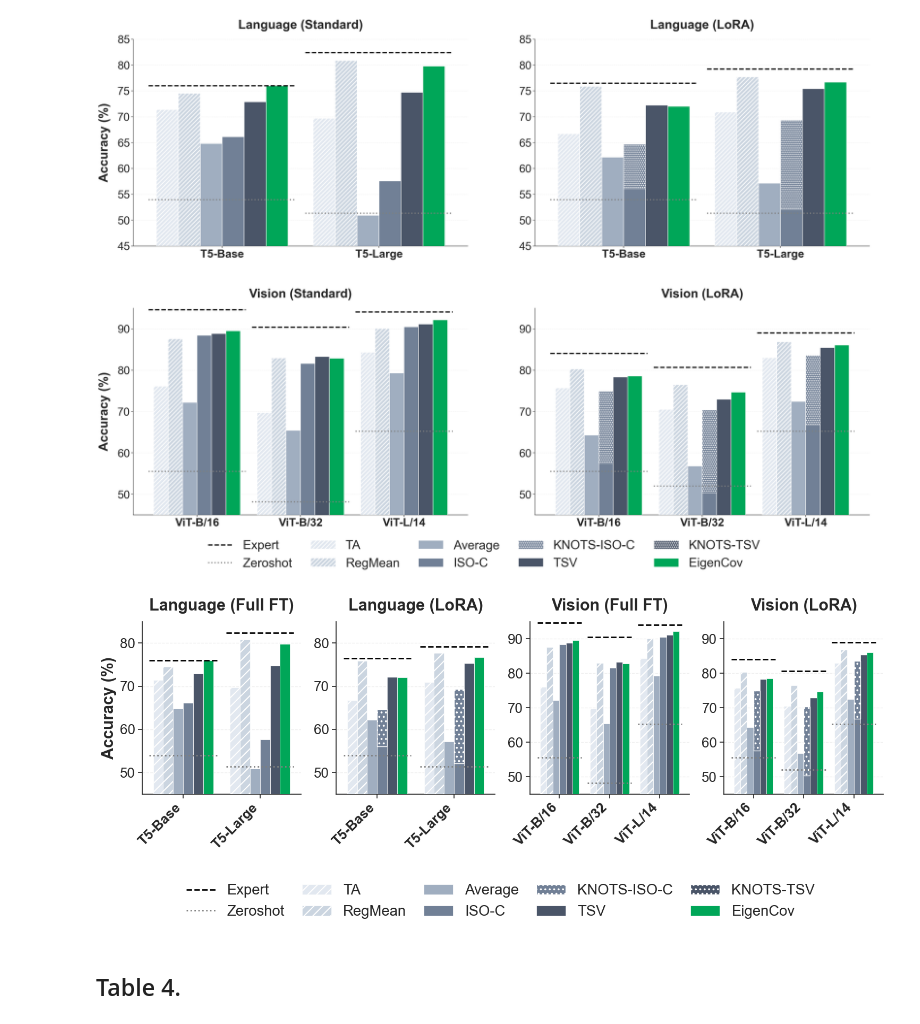
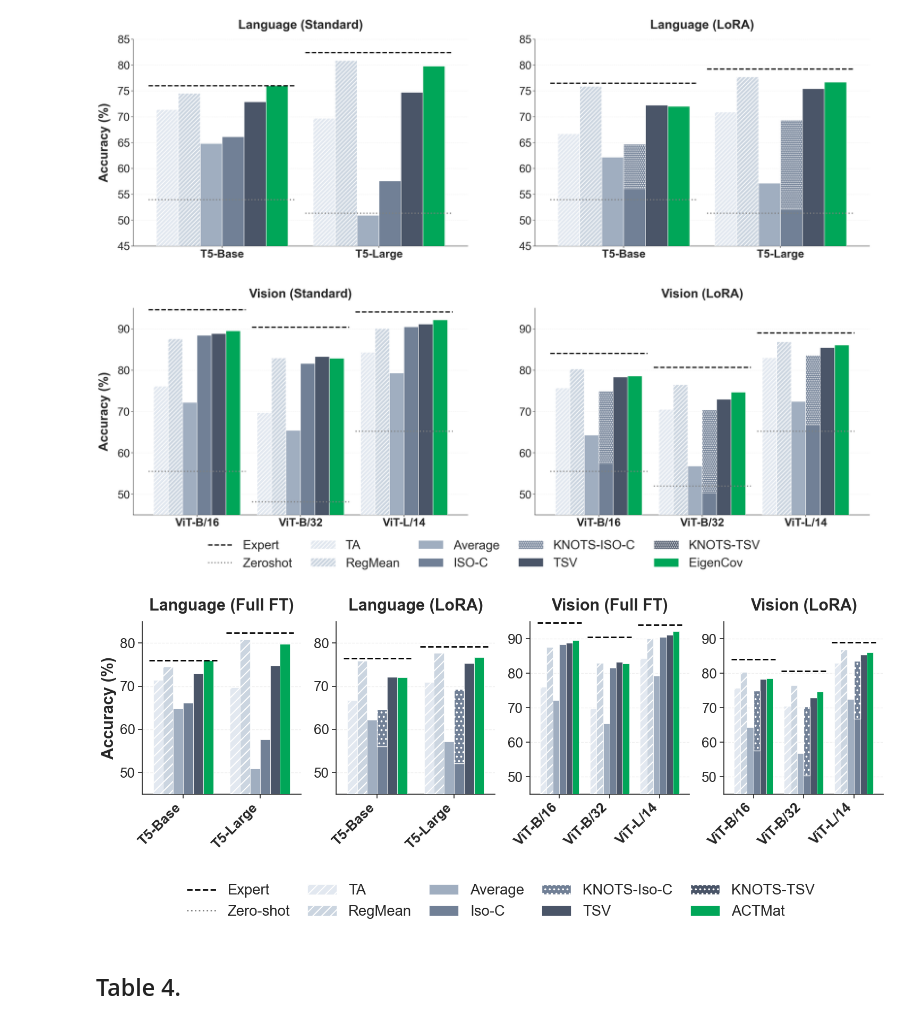
Before and after one commit to marawangamal/eigcov, a Jupyter notebook: notebooks/analysis.ipynb, the cells around one changed output. Saved outputs shown, nothing was run; the diff lists cells and outputs as text; code cells hidden in the pictures.

Commit message:
Update figure

```diff
--- a/notebooks/analysis.ipynb
+++ b/notebooks/analysis.ipynb
@@ -2415,22 +2426,22 @@ MODELS = {
 
 COLORS = {
     "EigenCov": "#00A658", "TSV": "#4A5568", "KNOTS-TSV": "#4A5568",
-    "ISO-C": "#718096", "KNOTS-ISO-C": "#718096", "Average": "#A0AEC0",
+    "Iso-C": "#718096", "KNOTS-Iso-C": "#718096", "Average": "#A0AEC0",
     "RegMean": "#CBD5E0", "TA": "#E2E8F0"
 }
 
-BAR_ORDER = ["TA", "RegMean", "Average", "ISO-C", "TSV", "EigenCov"]
-KNOTS_MAP = {"KNOTS-TSV": "TSV", "KNOTS-ISO-C": "ISO-C"}
-DATA_NEEDING = ["TA", "RegMean", "KNOTS-TSV", "KNOTS-ISO-C"]
+BAR_ORDER = ["TA", "RegMean", "Average", "Iso-C", "TSV", "EigenCov"]
+KNOTS_MAP = {"KNOTS-TSV": "TSV", "KNOTS-Iso-C": "Iso-C"}
+DATA_NEEDING = ["TA", "RegMean", "KNOTS-TSV", "KNOTS-Iso-C"]
 TEXTURE_SLASH = "//"
 TEXTURE_DOT = ".."
 
 # ── 2. Data Loading (Assuming standard format) ─────────────────────────
 # Re-including the processing logic to ensure 'df' and 'METHODS' map exist
 METHODS_MAP = {
-    "sum_data": "TA", "regmean": "RegMean", "mean": "Average", "isoc": "ISO-C",
-    "isoc_mean": "ISO-C", "tsv": "TSV", "eigcov": "EigenCov",
-    "knots_tsv": "KNOTS-TSV", "knots_isoc_mean": "KNOTS-ISO-C",
+    "sum_data": "TA", "regmean": "RegMean", "mean": "Average", "isoc": "Iso-C",
+    "isoc_mean": "Iso-C", "tsv": "TSV", "eigcov": "EigenCov",
+    "knots_tsv": "KNOTS-TSV", "knots_isoc_mean": "KNOTS-Iso-C",
     "expert": "Expert", "zeroshot": "Zeroshot"
 }
 
@@ -2520,7 +2531,7 @@ for r, c, mode, dom in grid_config:
         ax.set_ylabel("Accuracy (%)", fontweight="bold", labelpad=20)
 
 # ── 3. Global Legend & Export ──────────────────────────────────────────
-order = ["Expert", "Zeroshot", "TA", "RegMean", "Average", "ISO-C", "KNOTS-ISO-C", "TSV", "KNOTS-TSV", "EigenCov"]
+order = ["Expert", "Zeroshot", "TA", "RegMean", "Average", "Iso-C", "KNOTS-Iso-C", "TSV", "KNOTS-TSV", "EigenCov"]
 legend_data["Expert"] = plt.Line2D([0], [0], color="black", ls="--", lw=3.5)
 legend_data["Zeroshot"] = plt.Line2D([0], [0], color="gray", ls=":", lw=3.5)
 
@@ -2568,21 +2579,21 @@ MODELS = {
 }
 
 COLORS = {
-    "EigenCov": "#00A658", "TSV": "#4A5568", "KNOTS-TSV": "#4A5568",
-    "ISO-C": "#718096", "KNOTS-ISO-C": "#718096", "Average": "#A0AEC0",
+    "ACTMat": "#00A658", "TSV": "#4A5568", "KNOTS-TSV": "#4A5568",
+    "Iso-C": "#718096", "KNOTS-Iso-C": "#718096", "Average": "#A0AEC0",
     "RegMean": "#CBD5E0", "TA": "#E2E8F0"
 }
 
 METHODS_MAP = {
-    "sum_data": "TA", "regmean": "RegMean", "mean": "Average", "isoc": "ISO-C",
-    "isoc_mean": "ISO-C", "tsv": "TSV", "eigcov": "EigenCov",
-    "knots_tsv": "KNOTS-TSV", "knots_isoc_mean": "KNOTS-ISO-C",
-    "expert": "Expert", "zeroshot": "Zeroshot"
+    "sum_data": "TA", "regmean": "RegMean", "mean": "Average", "isoc": "Iso-C",
+    "isoc_mean": "Iso-C", "tsv": "TSV", "eigcov": "ACTMat",
+    "knots_tsv": "KNOTS-TSV", "knots_isoc_mean": "KNOTS-Iso-C",
+    "expert": "Expert", "zeroshot": "Zero-shot"
 }
 
-BAR_ORDER = ["TA", "RegMean", "Average", "ISO-C", "TSV", "EigenCov"]
-KNOTS_MAP = {"KNOTS-TSV": "TSV", "KNOTS-ISO-C": "ISO-C"}
-DATA_NEEDING = ["TA", "RegMean", "KNOTS-TSV", "KNOTS-ISO-C"]
+BAR_ORDER = ["TA", "RegMean", "Average", "Iso-C", "TSV", "ACTMat"]
+KNOTS_MAP = {"KNOTS-TSV": "TSV", "KNOTS-Iso-C": "Iso-C"}
+DATA_NEEDING = ["TA", "RegMean", "KNOTS-TSV", "KNOTS-Iso-C"]
 TEXTURE_SLASH, TEXTURE_DOT = "//", ".."
 
 # ── 2. Data Loading ───────────────────────────────────────────────────
@@ -2645,36 +2656,36 @@ for i, (mode, dom) in enumerate(panels):
             for k, mod in enumerate(models):
                 if mod in tbl.columns:
                     line = ax.hlines(tbl.loc[bl, mod], k-gw/2-0.05, k+gw/2+0.05,
                                      colors="black" if bl=="Expert" else "gray",
                                      linestyles=style, lw=2.0, zorder=5)
                     legend_data[bl] = line
 
     display_mode = "Full FT" if mode == "standard" else "LoRA"
     ax.set_title(f"{dom} ({display_mode})", fontweight="bold", pad=15)
 
     ax.set_xticks(x)
     # Angled labels: rotation=45 and horizontal alignment 'right' for clean alignment
     ax.set_xticklabels(models, fontweight="bold", rotation=45, ha="right")
 
     ax.yaxis.grid(True, alpha=0.3, ls="--")
     if i == 0: ax.set_ylabel("Accuracy (%)", fontweight="bold")
 
 # ── 4. Final Legend ────────────────────────────────────────────────────
-order = ["Expert", "Zeroshot", "TA", "RegMean", "Average", "ISO-C", "KNOTS-ISO-C", "TSV", "KNOTS-TSV", "EigenCov"]
+order = ["Expert", "Zero-shot", "TA", "RegMean", "Average", "Iso-C", "KNOTS-Iso-C", "TSV", "KNOTS-TSV", "ACTMat"]
 legend_data["Expert"] = plt.Line2D([0], [0], color="black", ls="--", lw=2.0)
-legend_data["Zeroshot"] = plt.Line2D([0], [0], color="gray", ls=":", lw=2.0)
+legend_data["Zero-shot"] = plt.Line2D([0], [0], color="gray", ls=":", lw=2.0)
 
 final_handles = [legend_data[m] for m in order if m in legend_data]
 fig.legend(final_handles, [m for m in order if m in legend_data],
            loc="lower center", bbox_to_anchor=(0.5, -0.02), ncol=5,
            frameon=False, columnspacing=1.2)
 
 # Adjust bottom significantly to accommodate rotated labels + legend
 plt.subplots_adjust(bottom=0.38, wspace=0.22)
 plt.savefig("../results-tracked/performance.pdf", dpi=300, bbox_inches="tight")
 plt.show()
 # %% [output]
-[figure, old version]
+[figure, new version]
 # %% [markdown]
 ## Table 4.
 # %%
```
Also changed, not shown: parts of 6 cells of this notebook, 3 other files.
